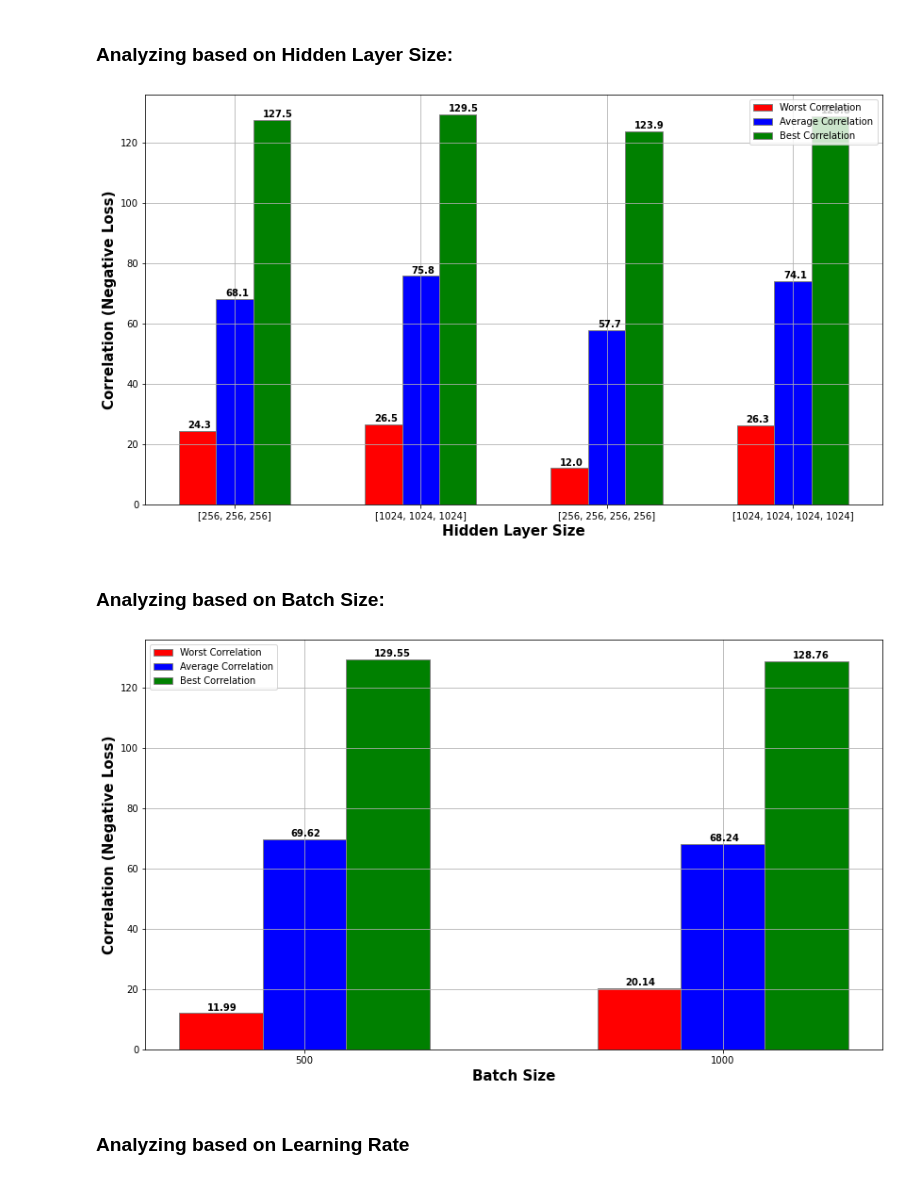
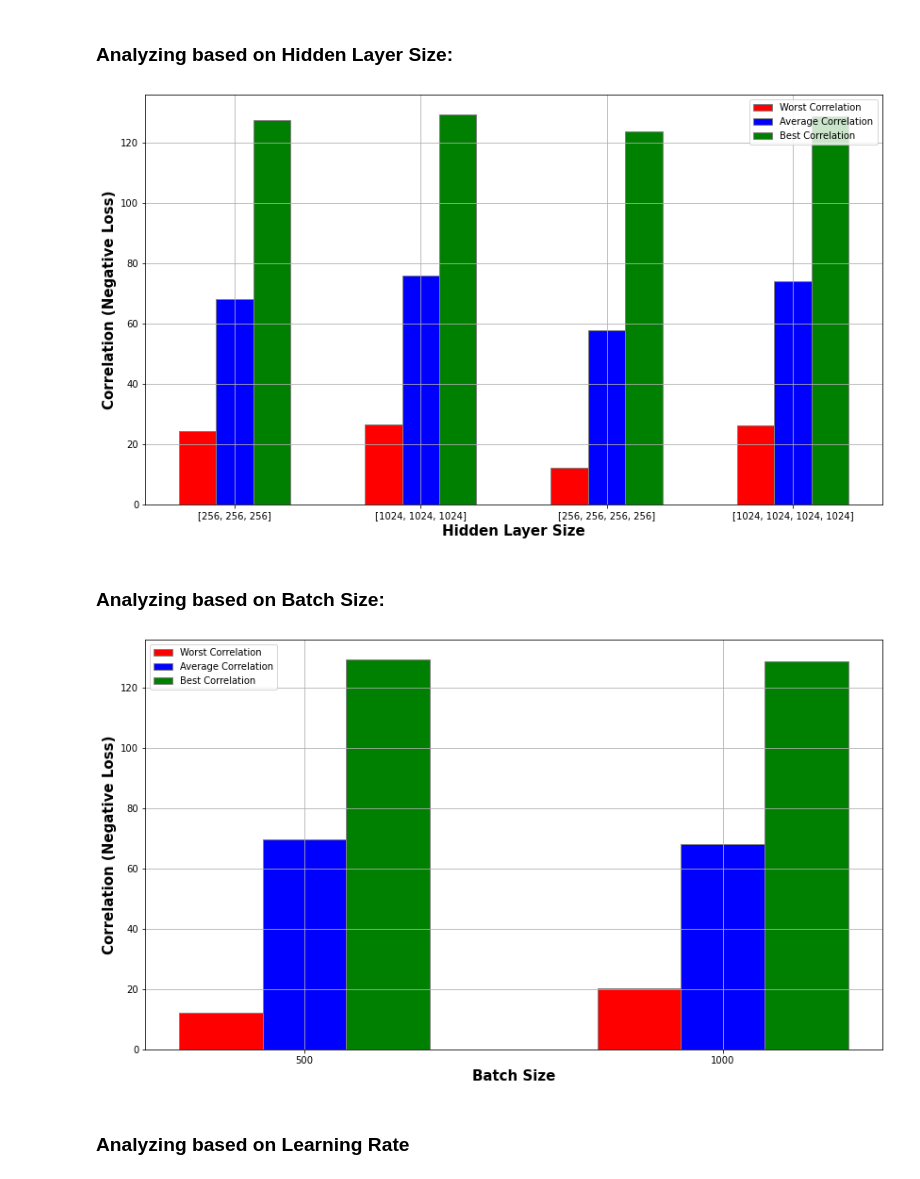
Before and after one commit to georgeaidinis/Dissertation, a Jupyter notebook: DeepCCA Model/ADNI Analysis of MCA DCCA.ipynb, the cells around one changed output. Cells and saved outputs as stored; diff of their text form; code cells hidden in the pictures.

```diff
--- a/DeepCCA Model/ADNI Analysis of MCA DCCA.ipynb
+++ b/DeepCCA Model/ADNI Analysis of MCA DCCA.ipynb
@@ -104,39 +104,39 @@ for x in hidden_layer_keys:
 hidden_layer_keys = h
 
 # Find min, max, avg for each hidden_layer_key:
 minimums = []
 maximums = []
 averages = []
 for key in hidden_layer_keys:
     key_values = [x[0] for x in hidden_layer_results if x[1]==key]
     minimums.append(min(key_values))
     maximums.append(max(key_values))
     averages.append(mean(key_values))
 
 # Plot the values:
 barWidth = 0.2
 fig = plt.subplots(figsize =(14, 8))
 br1 = np.arange(len(hidden_layer_keys))
 br2 = [x + barWidth for x in br1]
 br3 = [x + barWidth for x in br2]
 
 b1 = plt.bar(br1, [i * -1 for i in maximums], color ='r', width = barWidth, edgecolor ='grey', label ='Worst Correlation')
 b2 = plt.bar(br2, [i * -1 for i in averages], color ='b', width = barWidth, edgecolor ='grey', label ='Average Correlation')
 b3 = plt.bar(br3, [i * -1 for i in minimums], color ='g', width = barWidth, edgecolor ='grey', label ='Best Correlation')
 
 plt.xlabel('Hidden Layer Size', fontweight ='bold', fontsize = 15)
 plt.ylabel('Correlation (Negative Loss)', fontweight ='bold', fontsize = 15)
 plt.xticks([r + barWidth for r in range(len(hidden_layer_keys))],hidden_layer_keys)
 plt.grid()
 plt.legend()
-for bars in [b1,b2,b3]:
-    for bar in bars:
-        yval = bar.get_height()
-        yval = round(yval,1)
-        plt.text(bar.get_x() + barWidth/4, yval + 1, yval, fontweight = 'bold')
+# for bars in [b1,b2,b3]:
+#     for bar in bars:
+#         yval = bar.get_height()
+#         yval = round(yval,1)
+#         plt.text(bar.get_x() + barWidth/4, yval + 1, yval, fontweight = 'bold')
 plt.show()
 # %% [output]
-[figure, old version]
+[figure, new version]
 # %% [markdown]
 ### Analyzing based on Batch Size:
 # %%
@@ -176,14 +176,14 @@ plt.ylabel('Correlation (Negative Loss)', fontweight ='bold', fontsize = 15)
 plt.xticks([r + barWidth for r in range(len(batch_sz_keys))],batch_sz_keys)
 plt.grid()
 plt.legend()
-for bars in [b1,b2,b3]:
-    for bar in bars:
-        yval = bar.get_height()
-        yval = round(yval,2)
-        plt.text(bar.get_x() + barWidth/3, yval + 1, yval, fontweight = 'bold')
+# for bars in [b1,b2,b3]:
+#     for bar in bars:
+#         yval = bar.get_height()
+#         yval = round(yval,2)
+#         plt.text(bar.get_x() + barWidth/3, yval + 1, yval, fontweight = 'bold')
 plt.show()
 # %% [output]
-[figure, old version]
+[figure, new version]
 # %% [markdown]
 ### Analyzing based on Learning Rate
 # %%
```
Also changed, not shown: parts of 3 cells of this notebook, 2 other files.
